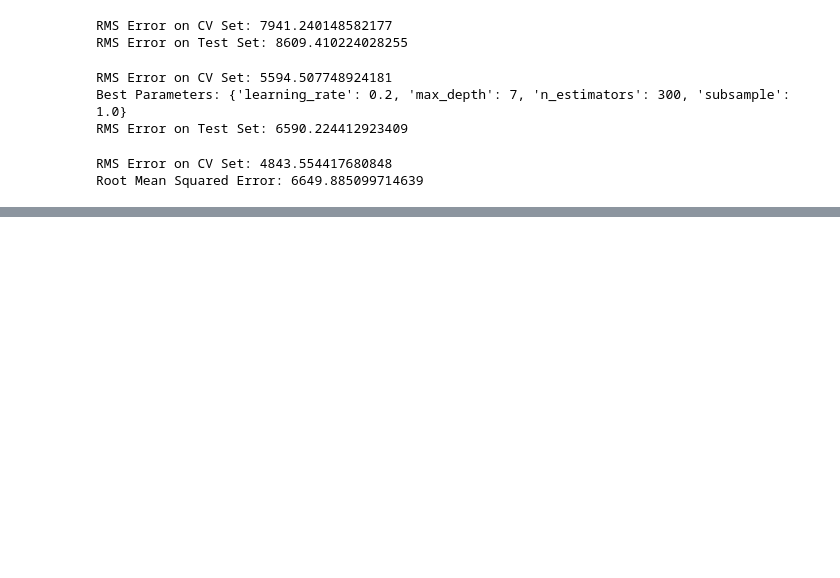
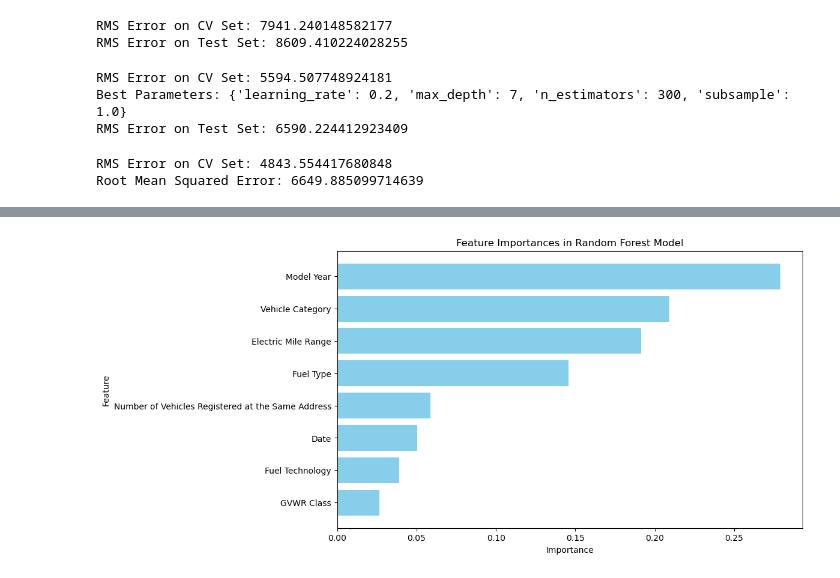
Before and after one commit to hiitsmocha/rice-datathon-2025, a Jupyter notebook: NeuralNetwork.ipynb, the cells around one changed output, grey strips where cells are left out. Saved outputs shown, nothing was run; the diff lists cells and outputs as text; code cells hidden in the pictures; blank space fills up the shorter version.

```diff
--- a/NeuralNetwork.ipynb
+++ b/NeuralNetwork.ipynb
@@ -349,0 +380,31 @@ Root Mean Squared Error: 6649.885099714639
+# %%
+import pandas as pd
+import matplotlib.pyplot as plt
+from sklearn.ensemble import RandomForestRegressor
+
+# Fit the Random Forest model
+rf_model = RandomForestRegressor(n_estimators=100, random_state=42)
+rf_model.fit(X_train, y_train)
+
+# Get feature importances
+feature_importances = rf_model.feature_importances_
+
+# Create a DataFrame for feature importances
+feature_importances_df = pd.DataFrame({
+    'Feature': X_train.columns,
+    'Importance': feature_importances
+})
+
+# Sort the DataFrame by importance
+feature_importances_df = feature_importances_df.sort_values(by='Importance', ascending=False)
+
+# Plot the feature importances
+plt.figure(figsize=(10, 6))
+plt.barh(feature_importances_df['Feature'], feature_importances_df['Importance'], color='skyblue')
+plt.xlabel('Importance')
+plt.ylabel('Feature')
+plt.title('Feature Importances in Random Forest Model')
+plt.gca().invert_yaxis()
+plt.show()
+# %% [output]
+[figure, added]
```
Also changed, not shown: parts of 3 cells of this notebook, 1 other file.
